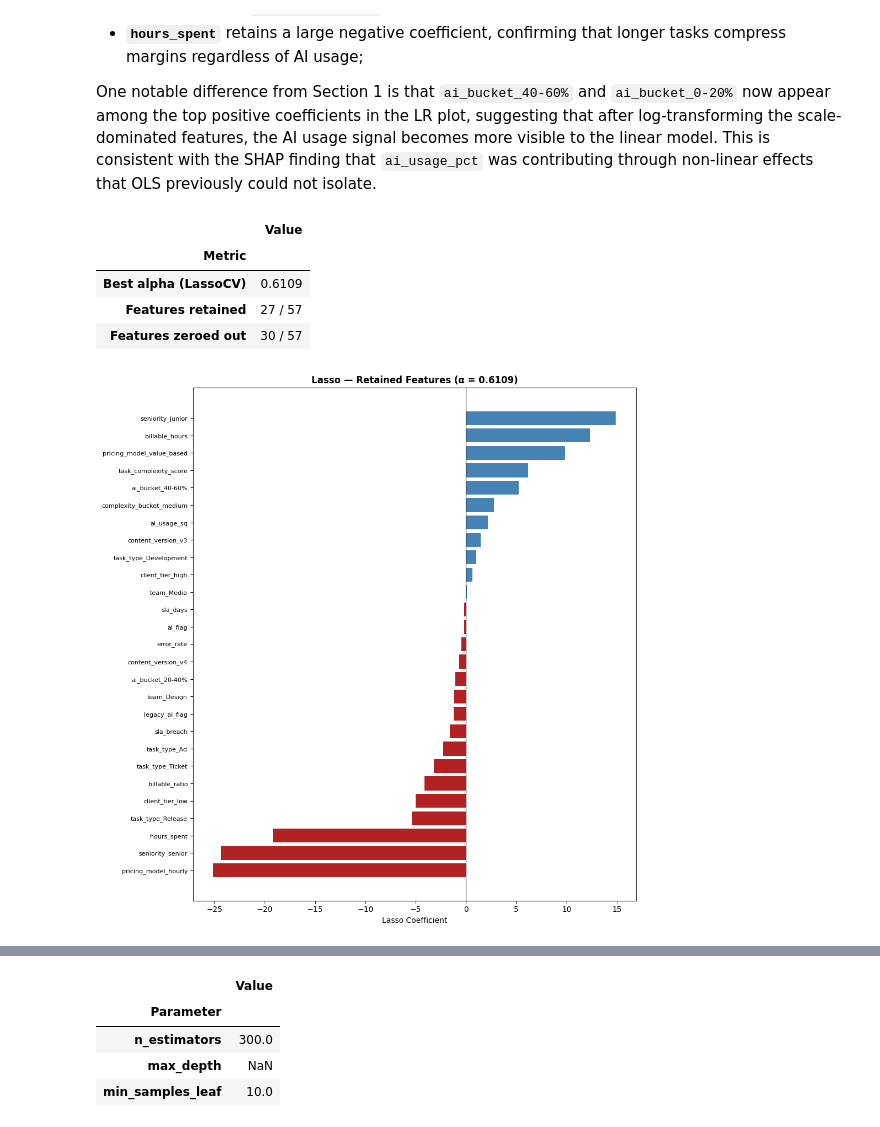
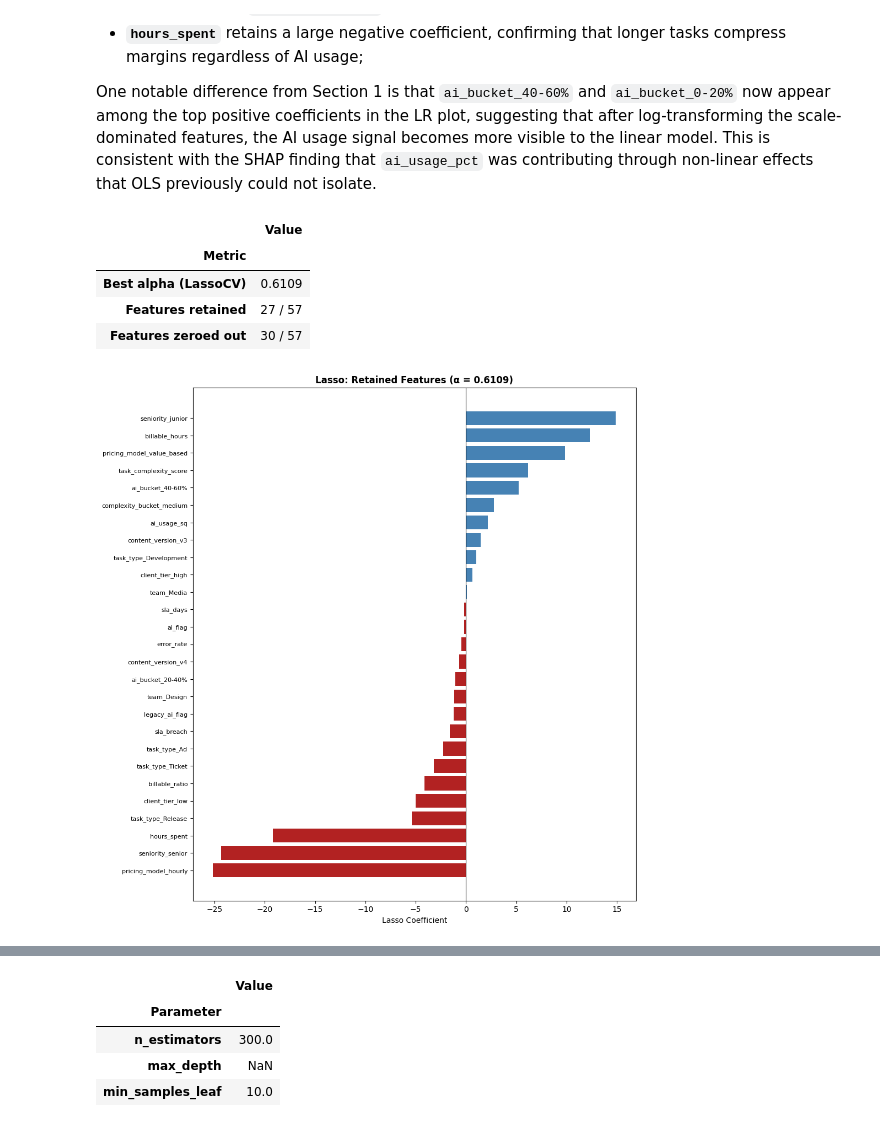
Before and after one commit to andreamammano89-maker/ML_Project_SEA_815441, a Jupyter notebook: modelling_2.ipynb, the cells around one changed output, grey strips where cells are left out. Drawn from its saved outputs; the diff is of its cells as text; code cells hidden in the pictures.

```diff
--- a/modelling_2.ipynb
+++ b/modelling_2.ipynb
@@ -674,35 +674,35 @@ retained_coefs_log = lasso_coef_log[nonzero_mask_log]
 
 display(pd.DataFrame({
     'Metric': ['Best alpha (LassoCV)', 'Features retained', 'Features zeroed out'],
     'Value' : [
         f'{best_alpha_log:.4f}',
         f'{nonzero_mask_log.sum()} / {len(lasso_coef_log)}',
         f'{(~nonzero_mask_log).sum()} / {len(lasso_coef_log)}',
     ],
 }).set_index('Metric'))
 
 # ── Lasso coefficient plot ─────────────────────────────────────────────────
 sort_idx_log = np.argsort(retained_coefs_log)
 s_names_log = [retained_names_log[i] for i in sort_idx_log]
 s_coefs_log = retained_coefs_log[sort_idx_log]
 s_colors_log = ['steelblue' if c > 0 else 'firebrick' for c in s_coefs_log]
 
 fig, ax = plt.subplots(figsize=(10, max(5, len(s_names_log) * 0.38)))
 ax.barh(range(len(s_names_log)), s_coefs_log, color=s_colors_log)
 ax.set_yticks(range(len(s_names_log)))
 ax.set_yticklabels(s_names_log, fontsize=8)
 ax.axvline(0, color='black', linewidth=0.8)
 ax.set_xlabel('Lasso Coefficient')
-ax.set_title(f'Lasso — Retained Features (α = {best_alpha_log:.4f})', fontweight='bold')
+ax.set_title(f'Lasso: Retained Features (α = {best_alpha_log:.4f})', fontweight='bold')
 plt.tight_layout()
 plt.savefig('images/lasso_coefficients_s2.png', dpi=150, bbox_inches='tight')
 # %% [output]
 |  | Value |
 | Metric |  |
 | Best alpha (LassoCV) | 0.6109 |
 | Features retained | 27 / 57 |
 | Features zeroed out | 30 / 57 |
-[figure, old version]
+[figure, new version]
 # %%
 # ── LR on Lasso-selected features ─────────────────────────────────────────
 retained_base_log = set()
```
Also changed, not shown: parts of 13 cells of this notebook.
